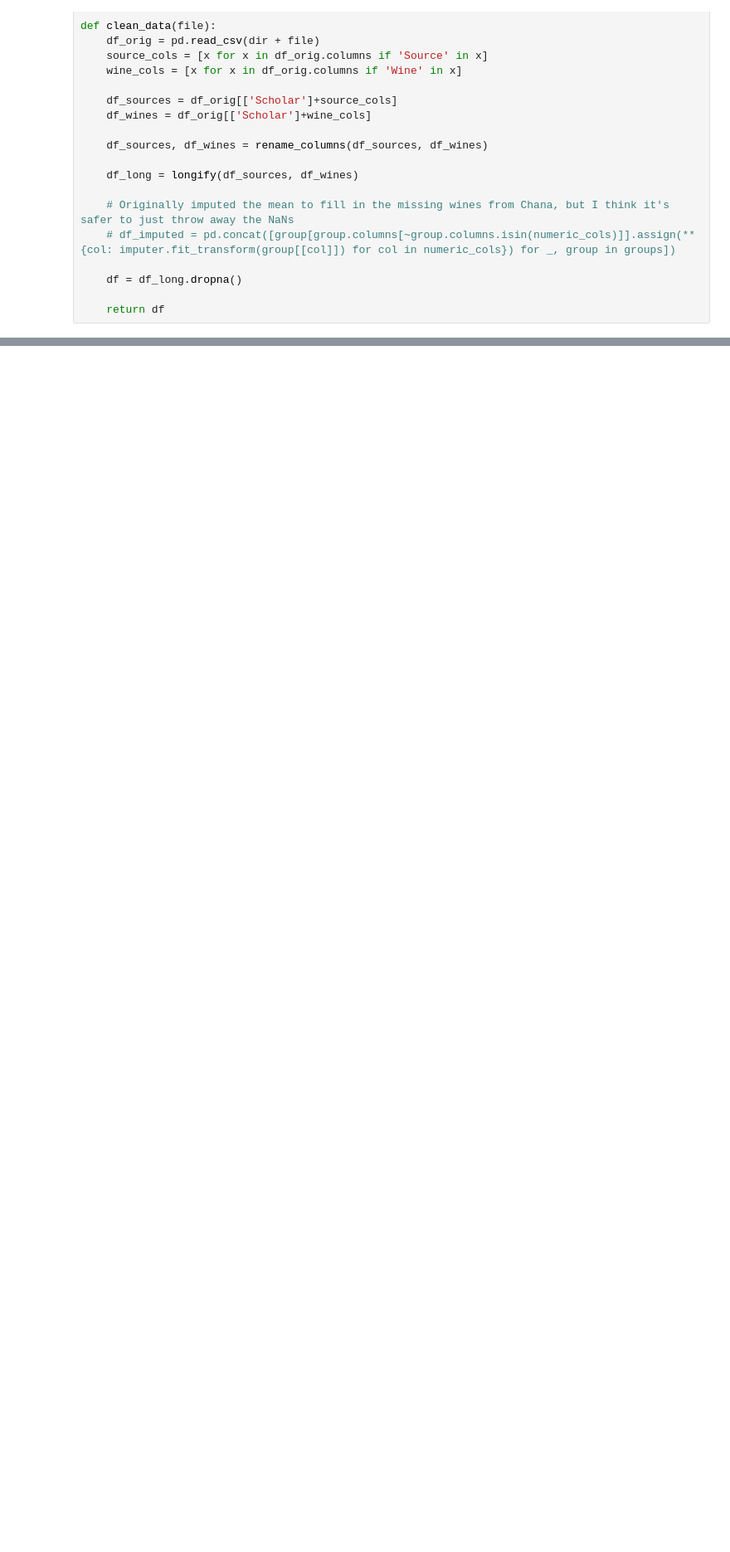
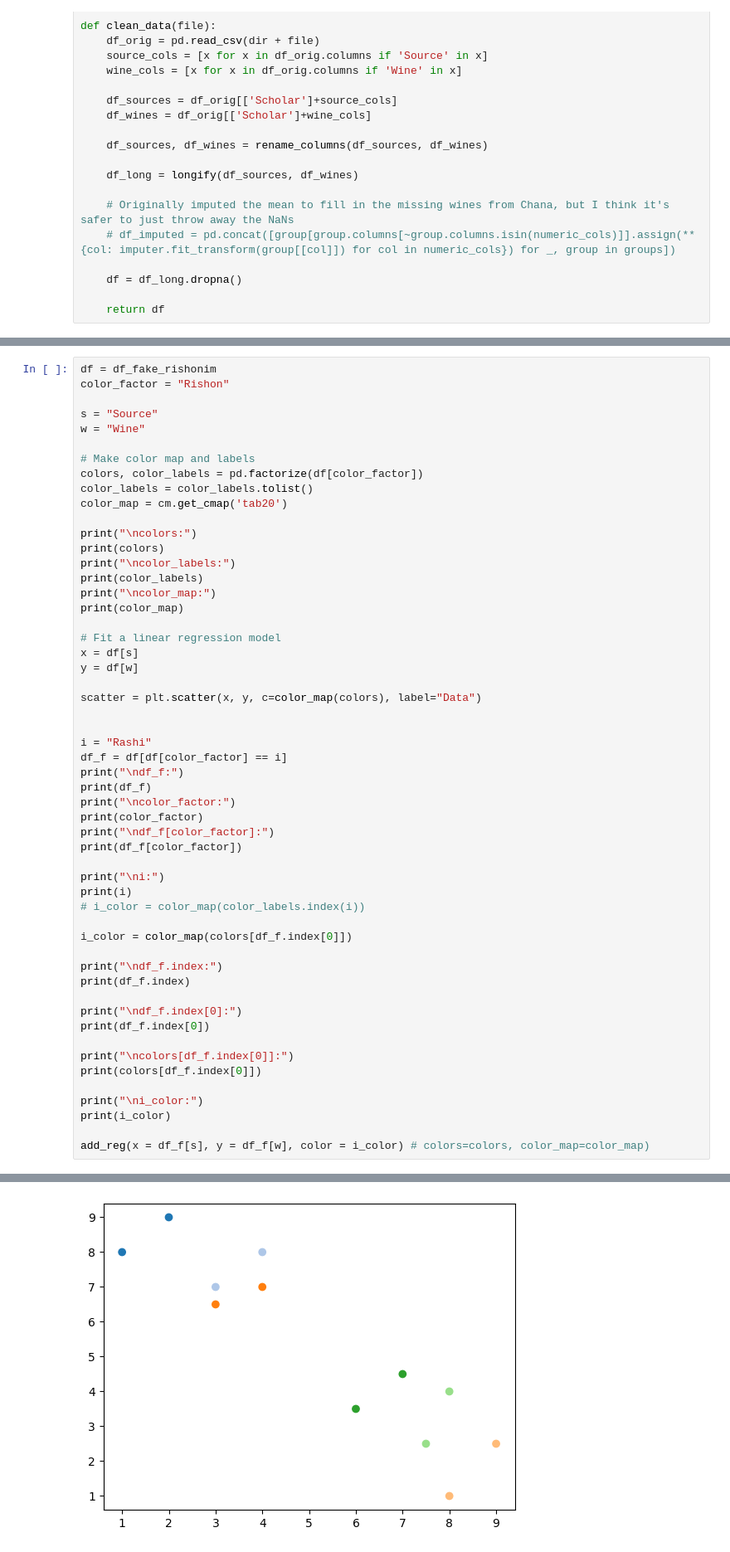
Before and after one commit to RickiHeicklen/scholars-and-sommeliers, a Jupyter notebook: rishon-analysis.ipynb, the cells around one changed output, grey strips where cells are left out. Shown at 83% size. Drawn from its saved outputs; the diff is of its cells as text; blank space fills up the shorter version.

```diff
--- a/rishon-analysis.ipynb
+++ b/rishon-analysis.ipynb
@@ -175,0 +292,55 @@ make_plot(df_normed, s = "source_normed", w = "wine_normed")
+# %%
+df = df_fake_rishonim
+color_factor = "Rishon"
+
+s = "Source"
+w = "Wine"
+
+# Make color map and labels
+colors, color_labels = pd.factorize(df[color_factor])
+color_labels = color_labels.tolist()
+color_map = cm.get_cmap('tab20')
+
+print("\ncolors:")
+print(colors)
+print("\ncolor_labels:")
+print(color_labels)
+print("\ncolor_map:")
+print(color_map)
+
+# Fit a linear regression model
+x = df[s]
+y = df[w]
+
+scatter = plt.scatter(x, y, c=color_map(colors), label="Data")
+
+
+i = "Rashi"
+df_f = df[df[color_factor] == i]
+print("\ndf_f:")
+print(df_f)
+print("\ncolor_factor:")
+print(color_factor)
+print("\ndf_f[color_factor]:")
+print(df_f[color_factor])
+
+print("\ni:")
+print(i)
+# i_color = color_map(color_labels.index(i))
+
+i_color = color_map(colors[df_f.index[0]])
+
+print("\ndf_f.index:")
+print(df_f.index)
+
+print("\ndf_f.index[0]:")
+print(df_f.index[0])
+
+print("\ncolors[df_f.index[0]]:")
+print(colors[df_f.index[0]])
+
+print("\ni_color:")
+print(i_color)
+
+add_reg(x = df_f[s], y = df_f[w], color = i_color) # colors=colors, color_map=color_map)
+# %% [output]
@@ -175,0 +365 @@ make_plot(df_normed, s = "source_normed", w = "wine_normed")
+[figure, added]
```
Also changed, not shown: parts of 19 cells of this notebook, 2 other files.
